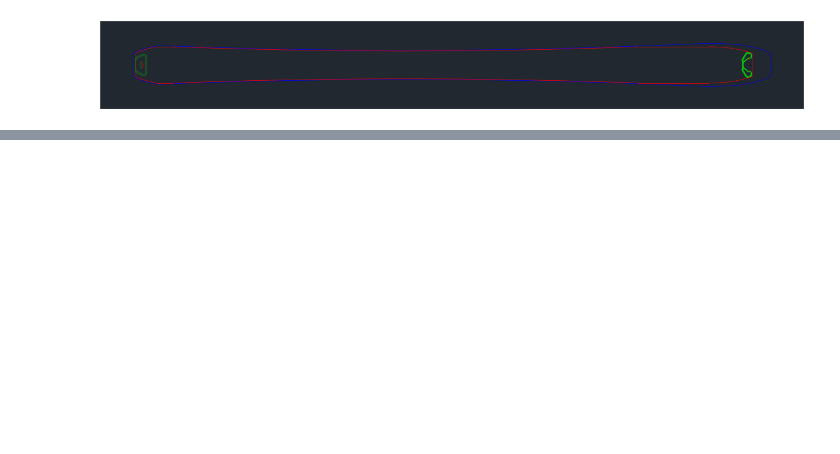
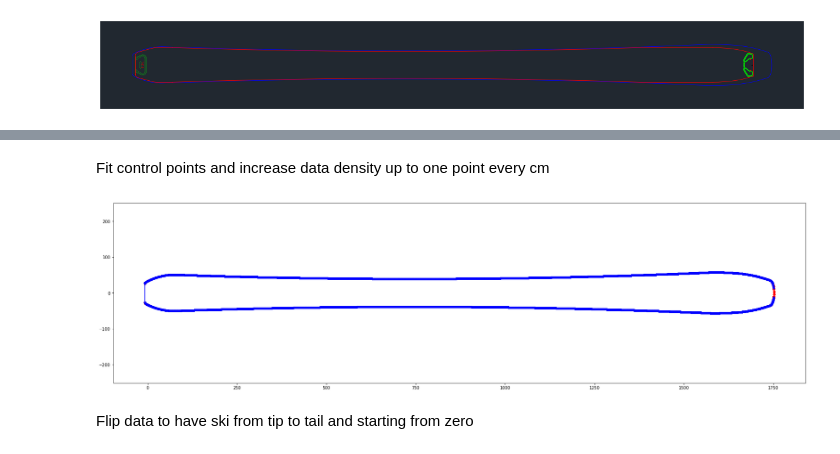
Before and after one commit to raphaFanti/skiScanner-DataLogger, a Jupyter notebook: Post processing/dxf files comparison.ipynb, the cells around one changed output, grey strips where cells are left out. Drawn from its saved outputs; the diff is of its cells as text; code cells hidden in the pictures; blank space fills up the shorter version.

```diff
--- a/Post processing/dxf files comparison.ipynb
+++ b/Post processing/dxf files comparison.ipynb
@@ -51,0 +104,46 @@ lines
+# %% [markdown]
+Fit control points and increase data density up to one point every cm
+# %%
+plt.figure(figsize=(30, 8))
+tot_x = []
+tot_y = []
+for spline in msp.query('SPLINE[layer=="2_Ski"]'):
+
+    points = np.array(spline.control_points)
+    x_nodes = points[:,0]
+    y_nodes = points[:,1]
+
+    if x_nodes[0]>x_nodes[1]:
+        x_nodes = x_nodes[::-1]
+        y_nodes = y_nodes[::-1]
+        points = points[::-1]
+
+    #Plot control points coming from dxf file
+    plt.plot(np.array(spline.control_points)[:,0],np.array(spline.control_points)[:,1], '*r')
+
+    #For each spline create myspline from control_points
+    myspline = scipy.interpolate.UnivariateSpline(x_nodes, y_nodes, s=0)
+    myspline_knots = myspline.get_knots()
+    myspline_coeffs = myspline.get_coeffs()
+
+    #Myspline evaluation in more points
+    x = np.arange(x_nodes[0], x_nodes[-1], 0.5)
+    tot_x = np.append(tot_x, x)
+
+    y_myspline = myspline(x)
+    tot_y = np.append(tot_y,y_myspline)
+
+    y_knots = myspline(myspline_knots)
+
+    #plt.plot(x, y_myspline, 'b*', label='myspline')
+
+for line in msp.query('LINE[layer=="2_Ski"]'):
+    plt.plot([np.array(line.dxf.start)[0],np.array(line.dxf.end)[0]],[np.array(line.dxf.start)[1],np.array(line.dxf.end)[1]],'b-')
+
+plt.plot(tot_x, tot_y, 'b*', label='myspline')
+plt.axis('equal')
+plt.show()
+# %% [output]
+[figure, added]
+# %% [markdown]
+Flip data to have ski from tip to tail and starting from zero
```
Also changed, not shown: parts of 16 cells of this notebook.
